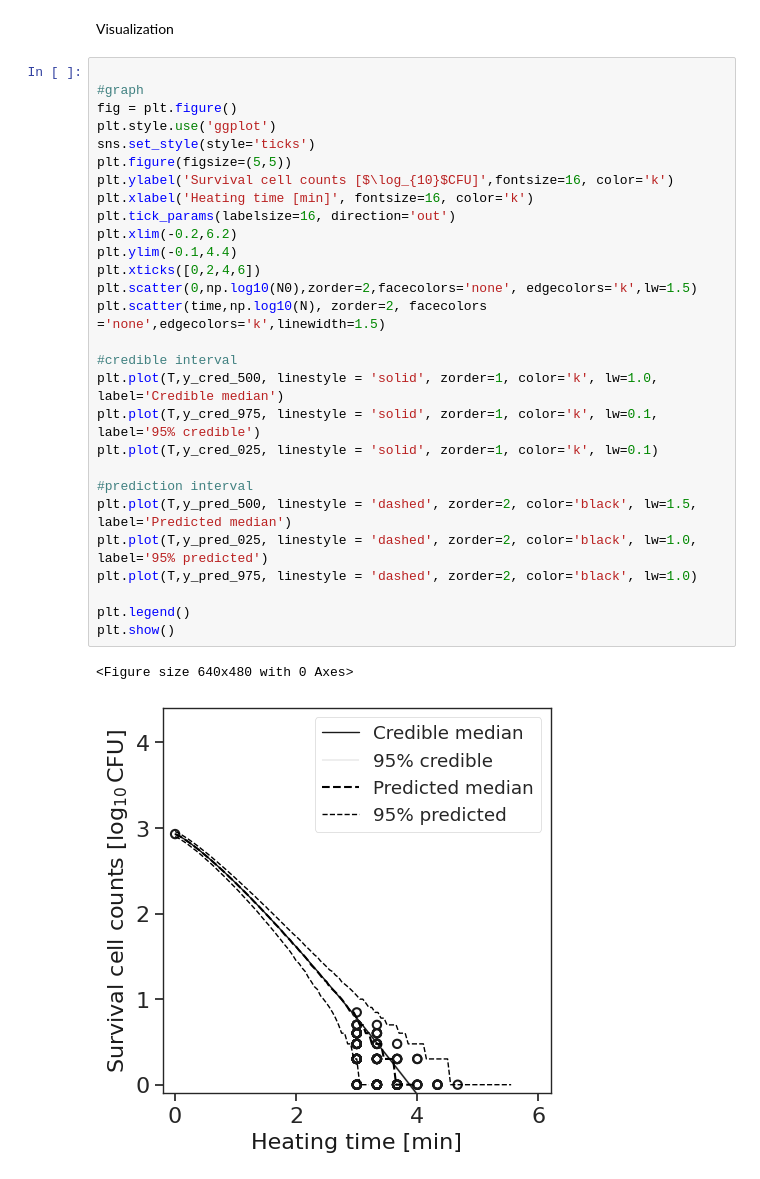
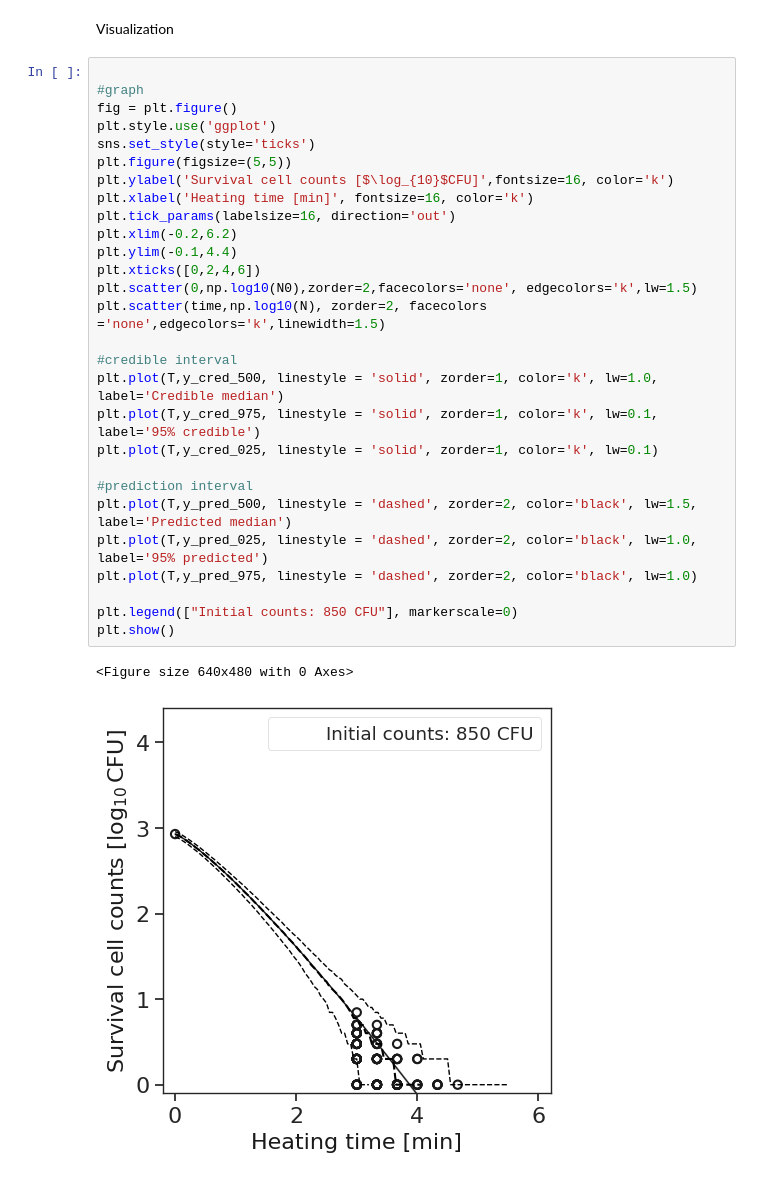
Before and after one commit to kento-koyama/bayesian_predictive_micro_ICPMF12, a Jupyter notebook: Workshop_(inactivation).ipynb, the cells around one changed output. Cells and saved outputs as stored; diff of their text form.

```diff
--- a/Workshop_(inactivation).ipynb
+++ b/Workshop_(inactivation).ipynb
@@ -479,31 +479,31 @@ Visualization
 # %%
 
 #graph
 fig = plt.figure()
 plt.style.use('ggplot')
 sns.set_style(style='ticks')
 plt.figure(figsize=(5,5))
 plt.ylabel('Survival cell counts [$\log_{10}$CFU]',fontsize=16, color='k')
 plt.xlabel('Heating time [min]', fontsize=16, color='k')
 plt.tick_params(labelsize=16, direction='out')
 plt.xlim(-0.2,6.2)
 plt.ylim(-0.1,4.4)
 plt.xticks([0,2,4,6])
 plt.scatter(0,np.log10(N0),zorder=2,facecolors='none', edgecolors='k',lw=1.5)
 plt.scatter(time,np.log10(N), zorder=2, facecolors ='none',edgecolors='k',linewidth=1.5)
 
 #credible interval
 plt.plot(T,y_cred_500, linestyle = 'solid', zorder=1, color='k', lw=1.0, label='Credible median')
 plt.plot(T,y_cred_975, linestyle = 'solid', zorder=1, color='k', lw=0.1, label='95% credible')
 plt.plot(T,y_cred_025, linestyle = 'solid', zorder=1, color='k', lw=0.1)
 
 #prediction interval
 plt.plot(T,y_pred_500, linestyle = 'dashed', zorder=2, color='black', lw=1.5, label='Predicted median')
 plt.plot(T,y_pred_025, linestyle = 'dashed', zorder=2, color='black', lw=1.0, label='95% predicted')
 plt.plot(T,y_pred_975, linestyle = 'dashed', zorder=2, color='black', lw=1.0)
 
-plt.legend()
+plt.legend(["Initial counts: 850 CFU"], markerscale=0)
 plt.show()
 # %% [output]
 <Figure size 640x480 with 0 Axes>
-[figure, old version]
+[figure, new version]
```
Also changed, not shown: parts of 24 cells of this notebook.
